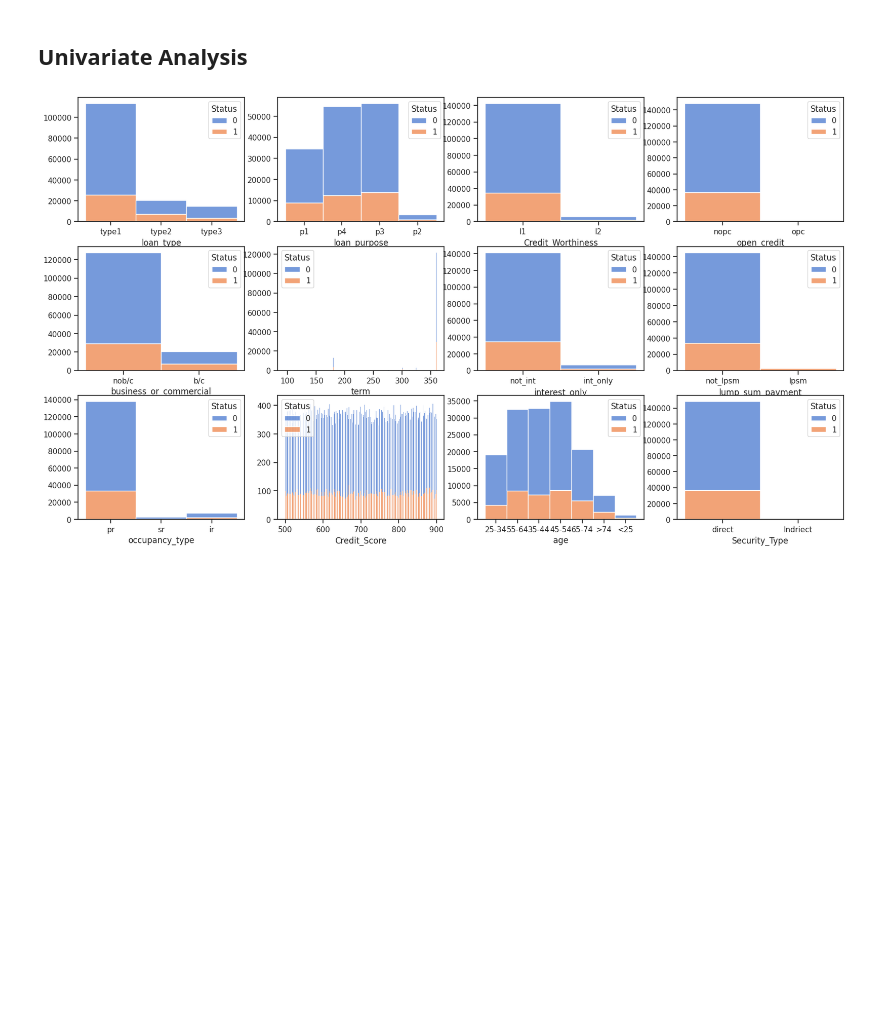
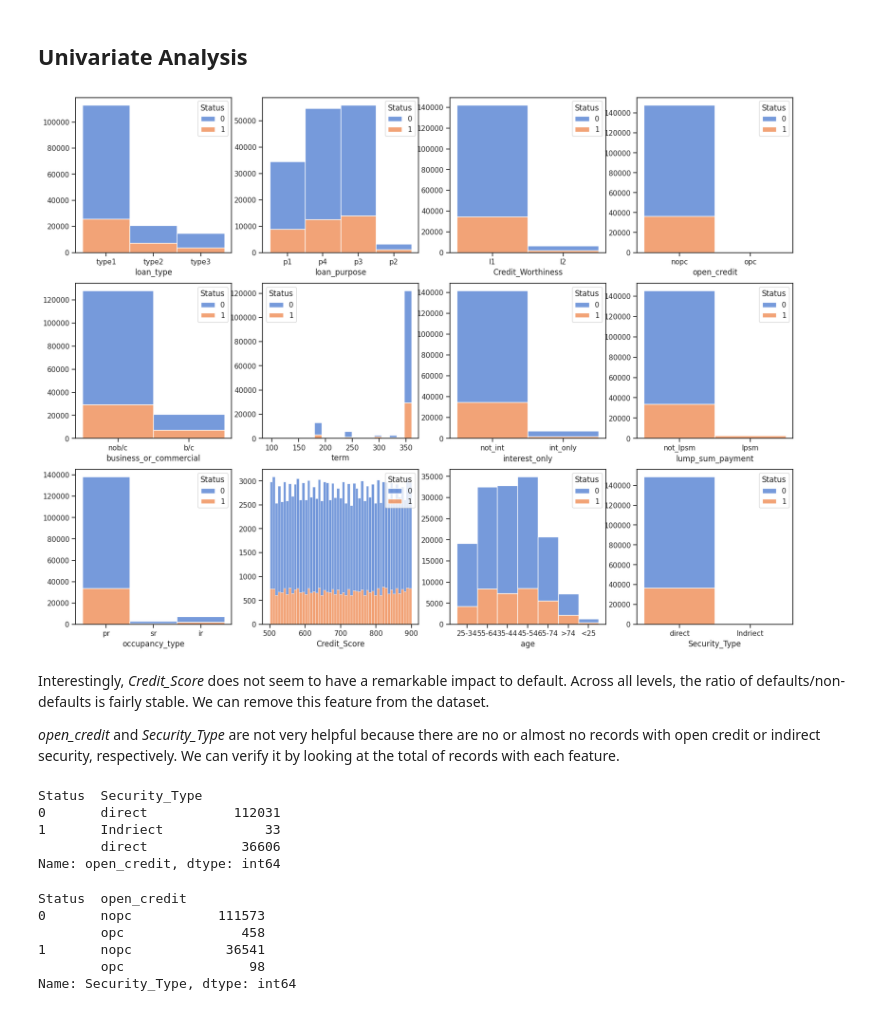
Before and after one commit to Hoale2908/Data_Preprocessing_for_Mortgage_Loan_Default_Prediction, a Jupyter notebook: model.ipynb, the cells around one changed output. Drawn from its saved outputs; the diff is of its cells as text; code cells hidden in the pictures; blank space fills up the shorter version.

Commit message:
Kaggle Notebook | Home Lending Default Classification Model | Version 8

```diff
--- a/model.ipynb
+++ b/model.ipynb
@@ -189,15 +198,38 @@ input_1 = ['loan_type', 'loan_purpose', 'Credit_Worthiness', 'open_credit', 'bus
 input_2 = ['loan_amount', 'Upfront_charges', 'property_value', 'income', ]
 input_3 = ['rate_of_interest', 'Interest_rate_spread', 'LTV', 'dtir1']
 # %%
+# Distribution of group 1
+
 import warnings
 warnings.filterwarnings("ignore", category=FutureWarning, module="seaborn._oldcore")
 
 sns.set_theme(style="ticks", palette="muted")
-f1 = plt.figure(figsize=(20,15))
+f1 = plt.figure(figsize=(20,20))
 for col in input_1:
     i = input_1.index(col) + 1
     ax = f1.add_subplot(4,4,i)
-    g1 = sns.histplot(loan, x=loan[col], legend=True, hue='Status', binwidth=.5, multiple='stack')
+    g1 = sns.histplot(loan, x=loan[col], legend=True, hue='Status', multiple='stack')
     g1.set(ylabel=None)
 # %% [output]
-[figure, old version]
+[figure, new version]
+# %% [markdown]
+Interestingly, *Credit_Score* does not seem to have a remarkable impact to default. Across all levels, the ratio of defaults/non-defaults is fairly stable. We can remove this feature from the dataset.
+
+*open_credit* and *Security_Type* are not very helpful because there are no or almost no records with open credit or indirect security, respectively. We can verify it by looking at the total of records with each feature.
+# %%
+loan.groupby(by=['Status','Security_Type'])['open_credit'].count()
+# %% [output]
+Status  Security_Type
+0       direct           112031
+1       Indriect             33
+        direct            36606
+Name: open_credit, dtype: int64
+# %%
+loan.groupby(by=['Status','open_credit'])['Security_Type'].count()
+# %% [output]
+Status  open_credit
+0       nopc           111573
+        opc               458
+1       nopc            36541
+        opc                98
+Name: Security_Type, dtype: int64
```
Also changed, not shown: parts of 6 cells of this notebook.
